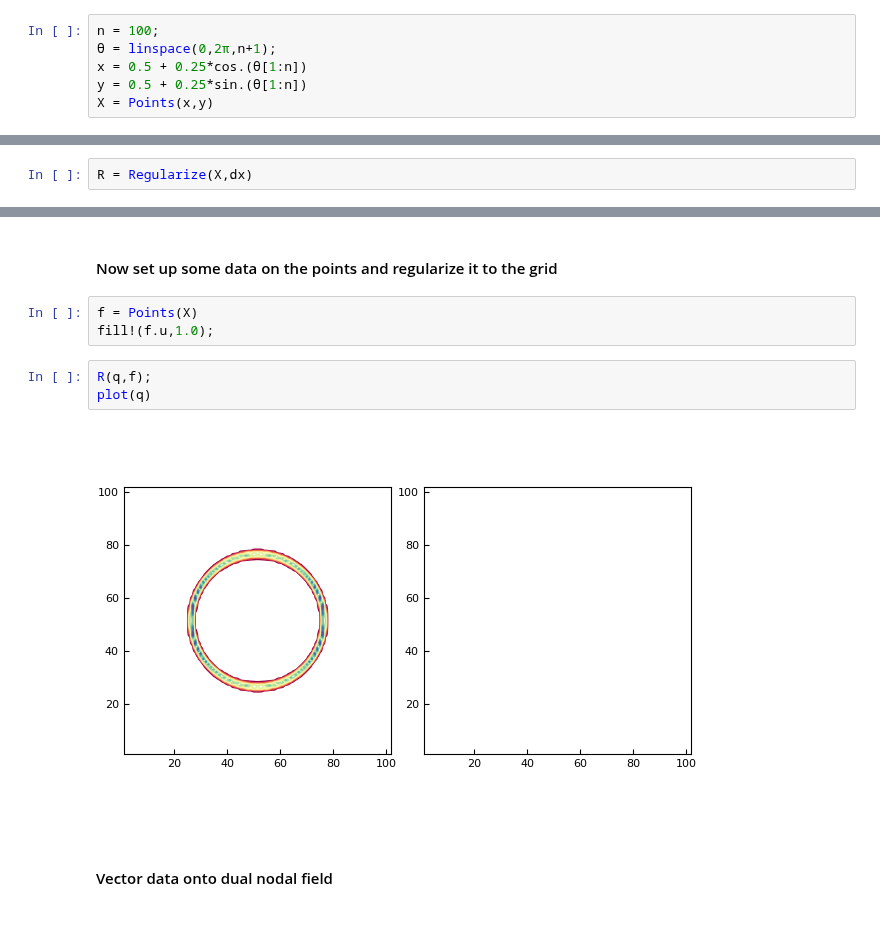
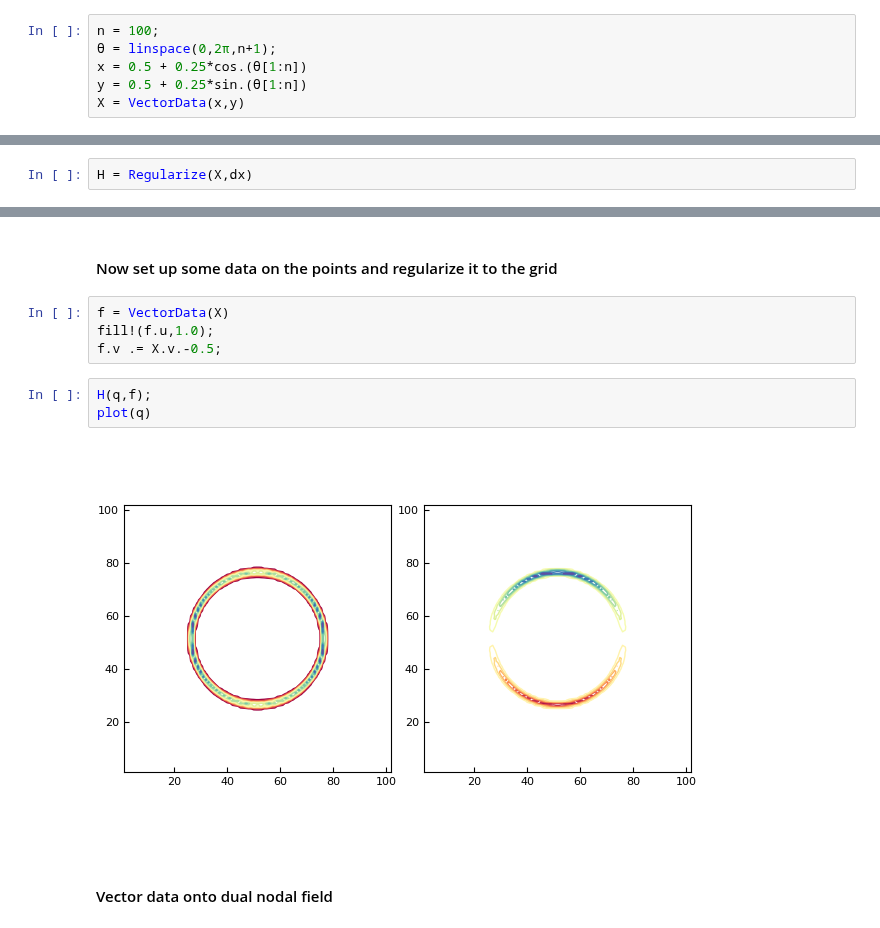
Before and after one commit to JuliaIBPM/ViscousFlow.jl, a Jupyter notebook: examples/Testing the LGF.ipynb, the cells around one changed output, grey strips where cells are left out. Cells and saved outputs as stored; diff of their text form.

```diff
--- a/examples/Testing the LGF.ipynb
+++ b/examples/Testing the LGF.ipynb
@@ -26,7 +73,7 @@ n = 100;
 θ = linspace(0,2π,n+1);
 x = 0.5 + 0.25*cos.(θ[1:n])
 y = 0.5 + 0.25*sin.(θ[1:n])
-X = Points(x,y)
+X = VectorData(x,y)
 # %% [output]
 100 points of vector-valued data
  0.75      0.5
@@ -58,19 +105,20 @@ p = Edges(Dual,w);
 # %% [markdown]
 #### Create a regularization operator with the point data
 # %%
-R = Regularize(X,dx)
+H = Regularize(X,dx)
 # %% [output]
 Regularization operator with 100 points
 # %% [markdown]
 #### Now set up some data on the points and regularize it to the grid
 # %%
-f = Points(X)
+f = VectorData(X)
 fill!(f.u,1.0);
+f.v .= X.v.-0.5;
 # %%
-R(q,f);
+H(q,f);
 plot(q)
 # %% [output]
-[figure, old version]
+[figure, new version]
 # %% [markdown]
 #### Vector data onto dual nodal field
 # %%
```
Also changed, not shown: parts of 9 cells of this notebook, 5 other files.
